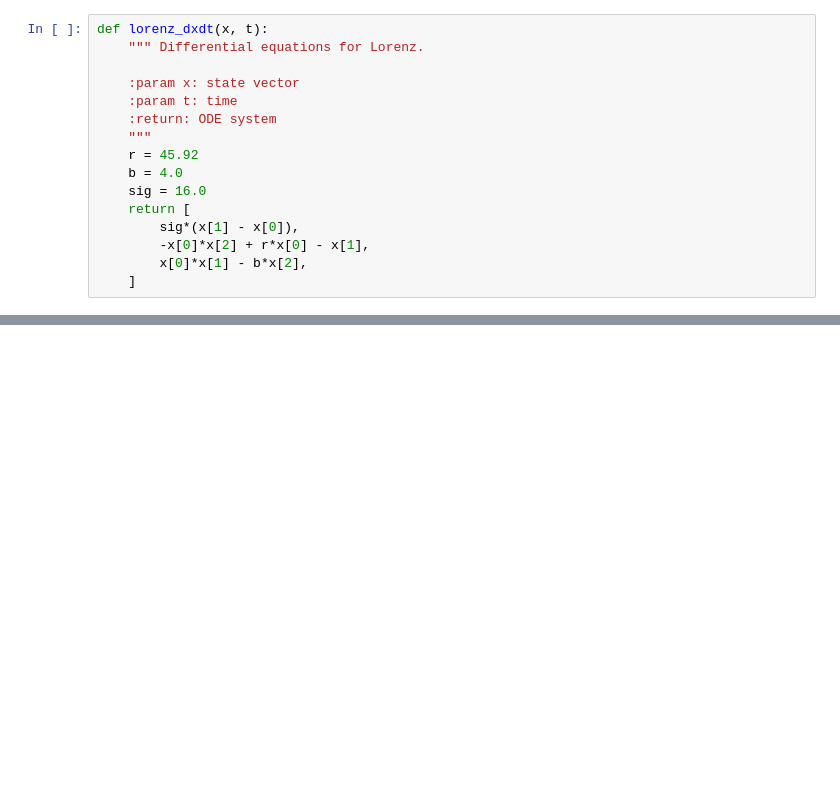
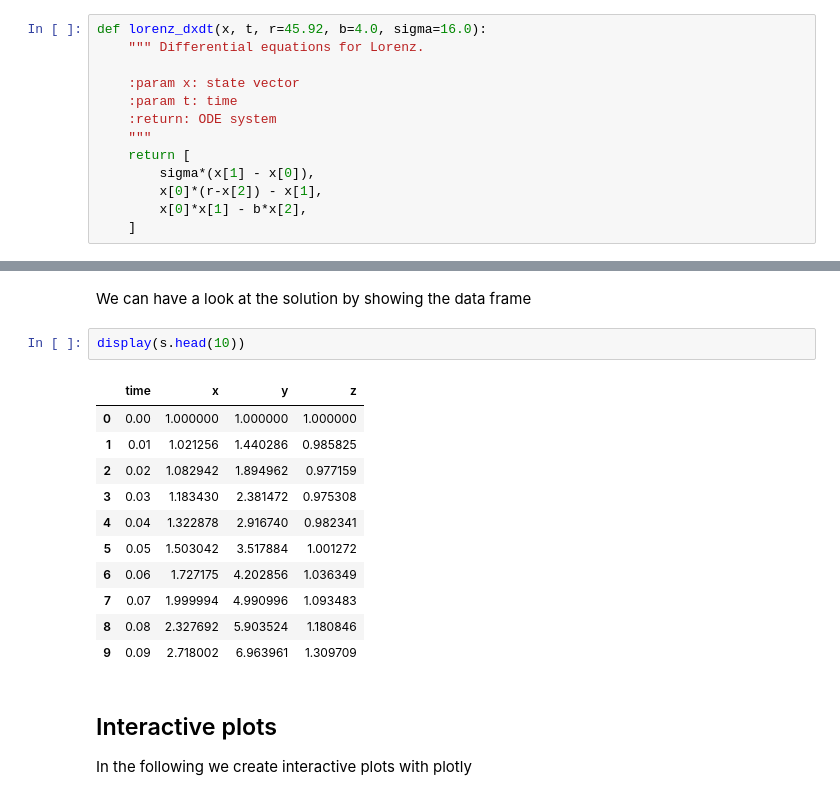
Before and after one commit to matthiaskoenig/itbtechtalks, a Jupyter notebook: talks/03_jupyter/lorenz.ipynb, the cells around one changed output, grey strips where cells are left out. Drawn from its saved outputs; the diff is of its cells as text; blank space fills up the shorter version.

```diff
--- a/talks/03_jupyter/lorenz.ipynb
+++ b/talks/03_jupyter/lorenz.ipynb
@@ -11,16 +34,13 @@ from matplotlib import pyplot as plt
 # %%
-def lorenz_dxdt(x, t):
+def lorenz_dxdt(x, t, r=45.92, b=4.0, sigma=16.0):
     """ Differential equations for Lorenz.
 
     :param x: state vector
     :param t: time
     :return: ODE system
     """
-    r = 45.92
-    b = 4.0
-    sig = 16.0
     return [
-        sig*(x[1] - x[0]),
-        -x[0]*x[2] + r*x[0] - x[1],
+        sigma*(x[1] - x[0]),
+        x[0]*(r-x[2]) - x[1],
         x[0]*x[1] - b*x[2],
     ]
@@ -58,0 +125,19 @@ def lorenz_plot(s):
+# %% [markdown]
+We can have a look at the solution by showing the data frame
+# %%
+display(s.head(10))
+# %% [output]
+|  | time | x | y | z |
+| 0 | 0.00 | 1.000000 | 1.000000 | 1.000000 |
+| 1 | 0.01 | 1.021256 | 1.440286 | 0.985825 |
+| 2 | 0.02 | 1.082942 | 1.894962 | 0.977159 |
+| 3 | 0.03 | 1.183430 | 2.381472 | 0.975308 |
+| 4 | 0.04 | 1.322878 | 2.916740 | 0.982341 |
+| 5 | 0.05 | 1.503042 | 3.517884 | 1.001272 |
+| 6 | 0.06 | 1.727175 | 4.202856 | 1.036349 |
+| 7 | 0.07 | 1.999994 | 4.990996 | 1.093483 |
+| 8 | 0.08 | 2.327692 | 5.903524 | 1.180846 |
+| 9 | 0.09 | 2.718002 | 6.963961 | 1.309709 |
+# %% [markdown]
+## Interactive plots
+In the following we create interactive plots with plotly
```
Also changed, not shown: parts of 11 cells of this notebook, 5 other files.
